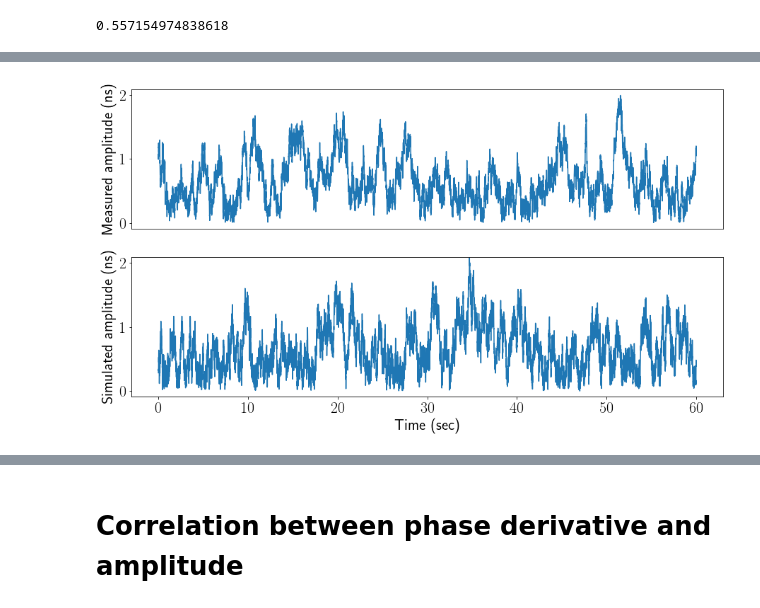
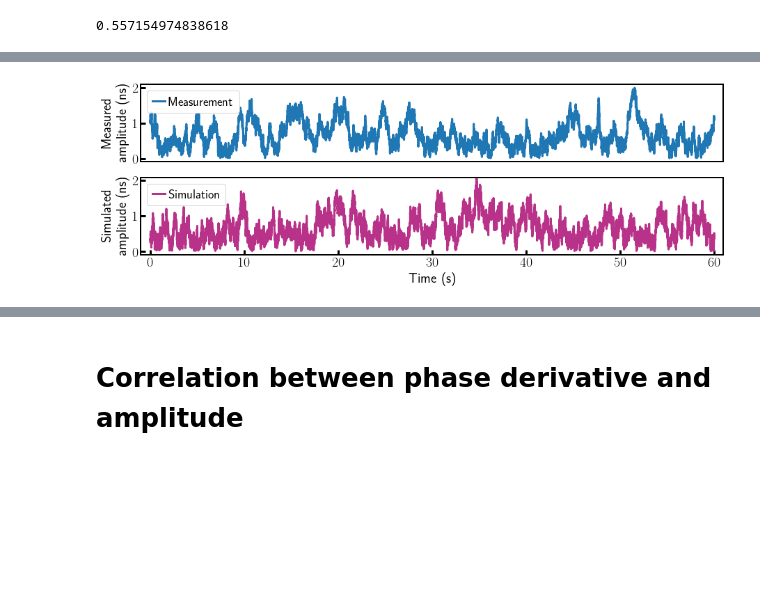
Before and after one commit to IharLobach/ursse, a Jupyter notebook: analyzing_collected_data/shifts/shift_02_28_2020/experiment_vs_simulation_random_walk.ipynb, the cells around one changed output, grey strips where cells are left out. Cells and saved outputs as stored; diff of their text form; code cells hidden in the pictures; blank space fills up the shorter version.

```diff
--- a/analyzing_collected_data/shifts/shift_02_28_2020/experiment_vs_simulation_random_walk.ipynb
+++ b/analyzing_collected_data/shifts/shift_02_28_2020/experiment_vs_simulation_random_walk.ipynb
@@ -214,15 +226,21 @@ meas_phase_df, meas_fits_df = pst.get_phase_df_from_revoluton_delay_df(meas_df,
 meas_sz_df = pst.get_sz_df(meas_df, spad_tts_ns=0, dt=dt)
 meas_polar_df = pst.get_polar_df(meas_phase_df, meas_sz_df)
 # %%
-fig, ax = plt.subplots(2, figsize=(15,7))
+from ursse.path_assistant import get_plot_style_sheet
+plt.style.use(get_plot_style_sheet("jinst"))
+fig, ax = plt.subplots(2, figsize=(15,4))
 ax[0].plot(meas_sz_df['time_sec'], meas_sz_df['sz_ns'])
-ax[0].set_ylim(0,ax[0].get_ylim()[1])
-ax[0].set_ylabel("Measured $\widetilde{\sigma}_t$ (ns)")
-ax[1].set_xlabel("Time (sec)")
+ax[0].set_ylim(0,1.05*ax[0].get_ylim()[1])
+ax[0].set_ylabel("Measured\n $\sigma_t$ (ns)")
+ax[0].set_xticks([])
+ax[1].set_xlabel("Time (s)")
 ax[1].plot(sim_sz_df['time_sec'], sim_sz_df['sz_ns'])
 ax[1].set_ylim(0,ax[1].get_ylim()[1])
-ax[1].set_ylabel("Simulated $\widetilde{\sigma}_t$ (ns)")
+ax[1].set_ylabel("Simulated\n $\sigma_t$ (ns)")
 ax[1].set_ylim(ax[0].get_ylim())
+for a in ax:
+    a.set_yticks([0,0.6,1.2])
+    a.set_xlim(-1,61)
 # ax[0].set_title("RMS longitudinal electron position in a 0.1 sec time window"
 #                 " as a funciton of time")
 fig.savefig(os.path.join(images_dir,
@@ -280,26 +298,36 @@ plt.show()
+# %%
+from matplotlib import cm
+colormap = cm.get_cmap("plasma")
+purple = colormap(6/14)
 # %%
-plt.rcParams["text.usetex"] =True
-plt.rc('text.latex', preamble=\
-       r'\usepackage{siunitx}'
-      +r'\newcommand{\e}{\epsilon}')
-plt.rcParams.update({'figure.figsize':(30,8),
-                     'font.size': 22,
-                     'legend.fontsize':22,
-                     'errorbar.capsize':3})
-fig, axs = plt.subplots(2, figsize=(15,8))
-axs[0].plot(meas_fits_df['mid_time_sec'], meas_fits_df['Amplitude_ns'])
+# plt.rcParams["text.usetex"] =True
+# plt.rc('text.latex', preamble=\
+#        r'\usepackage{siunitx}'
+#       +r'\newcommand{\e}{\epsilon}')
+# plt.rcParams.update({'figure.figsize':(30,8),
+#                      'font.size': 22,
+#                      'legend.fontsize':22,
+#                      'errorbar.capsize':3})
+from ursse.path_assistant import get_plot_style_sheet
+plt.style.use(get_plot_style_sheet("jinst"))
+fig, axs = plt.subplots(2, figsize=(15,4.5))
+axs[0].plot(meas_fits_df['mid_time_sec'], meas_fits_df['Amplitude_ns'], label="Measurement")
 axs[0].set_xticks([])
-axs[1].plot(sim_fits_df['mid_time_sec'], sim_fits_df['Amplitude_ns'])
+axs[1].plot(sim_fits_df['mid_time_sec'], sim_fits_df['Amplitude_ns'], color=purple, label="Simulation")
 axs[1].set_ylim(axs[0].get_ylim())
-axs[1].set_xlabel(r"Time (sec)")
-axs[0].set_ylabel("Measured amplitude (ns)")
-axs[1].set_ylabel("Simulated amplitude (ns)")
+axs[1].set_xlabel(r"Time (s)")
+axs[0].set_ylabel("Measured\n amplitude (ns)")
+axs[1].set_ylabel("Simulated\n amplitude (ns)")
+for a in axs:
+    a.set_yticks([0,1,2])
+    a.set_xlim(-1,61)
+    a.legend()
 fig.savefig(os.path.join(images_dir,
                              "comparison_of_amplitude_vs_time.png"),
             dpi=300, bbox_inches='tight')
 plt.show()
 # %% [output]
-[figure, old version]
+[figure, new version]
 # %%
 for df in [meas_fits_df, sim_fits_df]:
     print(np.sqrt(df['Amp2'].mean()/2))
```
Also changed, not shown: parts of 28 cells of this notebook, 24 other files.
